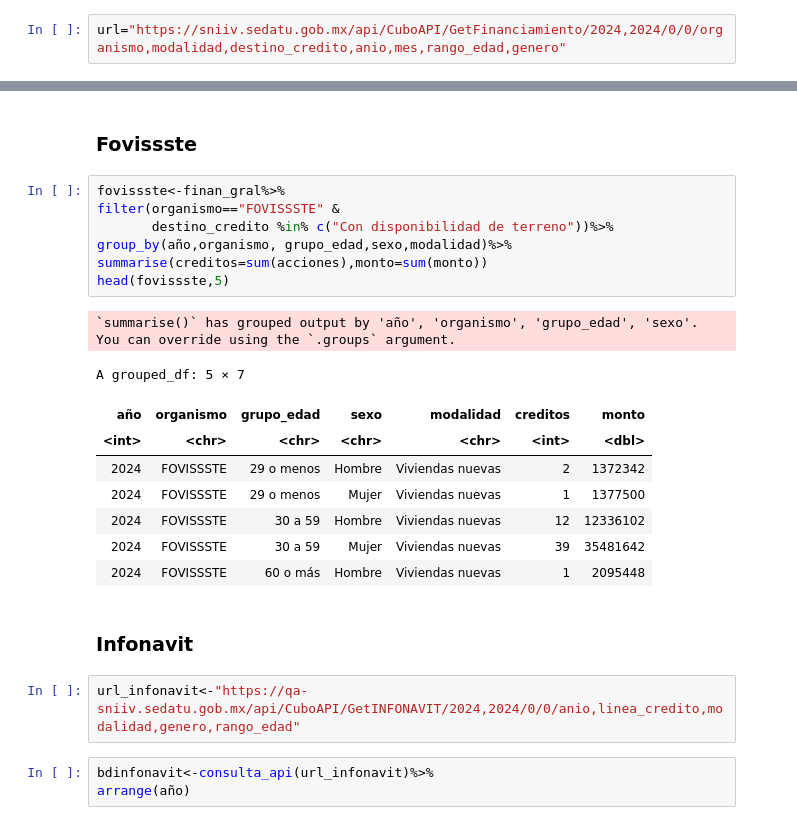
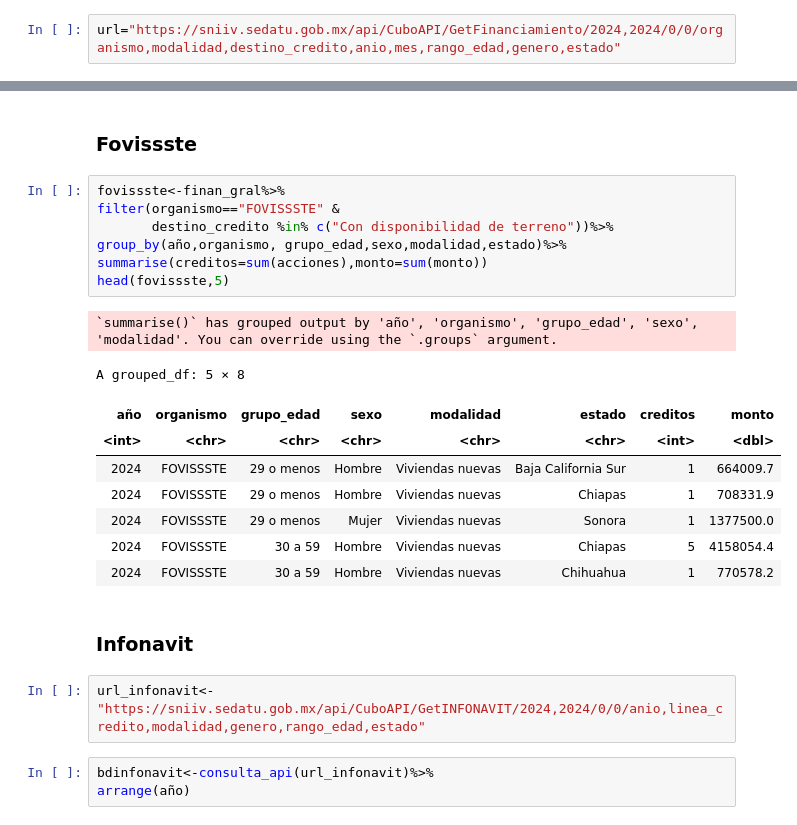
Before and after one commit to coordanalisis-sedatu/indicadores, a Jupyter notebook: fin_autoproduccion.ipynb, the cells around one changed output, grey strips where cells are left out. Cells and saved outputs as stored; diff of their text form.

```diff
--- a/fin_autoproduccion.ipynb
+++ b/fin_autoproduccion.ipynb
@@ -20,7 +22,7 @@ consulta_api<-function(url){
 
 ### SHF
 # %%
-url="https://sniiv.sedatu.gob.mx/api/CuboAPI/GetFinanciamiento/2024,2024/0/0/organismo,modalidad,destino_credito,anio,mes,rango_edad,genero"
+url="https://sniiv.sedatu.gob.mx/api/CuboAPI/GetFinanciamiento/2024,2024/0/0/organismo,modalidad,destino_credito,anio,mes,rango_edad,genero,estado"
 # %%
 finan_gral<-consulta_api(url)%>%
 arrange(año)
@@ -57,25 +62,25 @@ A grouped_df: 3 × 7
 # %%
 fovissste<-finan_gral%>%
 filter(organismo=="FOVISSSTE" &
        destino_credito %in% c("Con disponibilidad de terreno"))%>%
-group_by(año,organismo, grupo_edad,sexo,modalidad)%>%
+group_by(año,organismo, grupo_edad,sexo,modalidad,estado)%>%
 summarise(creditos=sum(acciones),monto=sum(monto))
 head(fovissste,5)
 # %% [output]
-`summarise()` has grouped output by 'año', 'organismo', 'grupo_edad', 'sexo'.
-You can override using the `.groups` argument.
+`summarise()` has grouped output by 'año', 'organismo', 'grupo_edad', 'sexo',
+'modalidad'. You can override using the `.groups` argument.
-A grouped_df: 5 × 7
+A grouped_df: 5 × 8
-| año | organismo | grupo_edad | sexo | modalidad | creditos | monto |
-| <int> | <chr> | <chr> | <chr> | <chr> | <int> | <dbl> |
-| 2024 | FOVISSSTE | 29 o menos | Hombre | Viviendas nuevas | 2 | 1372342 |
-| 2024 | FOVISSSTE | 29 o menos | Mujer | Viviendas nuevas | 1 | 1377500 |
-| 2024 | FOVISSSTE | 30 a 59 | Hombre | Viviendas nuevas | 12 | 12336102 |
-| 2024 | FOVISSSTE | 30 a 59 | Mujer | Viviendas nuevas | 39 | 35481642 |
-| 2024 | FOVISSSTE | 60 o más | Hombre | Viviendas nuevas | 1 | 2095448 |
+| año | organismo | grupo_edad | sexo | modalidad | estado | creditos | monto |
+| <int> | <chr> | <chr> | <chr> | <chr> | <chr> | <int> | <dbl> |
+| 2024 | FOVISSSTE | 29 o menos | Hombre | Viviendas nuevas | Baja California Sur | 1 | 664009.7 |
+| 2024 | FOVISSSTE | 29 o menos | Hombre | Viviendas nuevas | Chiapas | 1 | 708331.9 |
+| 2024 | FOVISSSTE | 29 o menos | Mujer | Viviendas nuevas | Sonora | 1 | 1377500.0 |
+| 2024 | FOVISSSTE | 30 a 59 | Hombre | Viviendas nuevas | Chiapas | 5 | 4158054.4 |
+| 2024 | FOVISSSTE | 30 a 59 | Hombre | Viviendas nuevas | Chihuahua | 1 | 770578.2 |
 # %% [markdown]
 ### Infonavit
 # %%
-url_infonavit<-"https://qa-sniiv.sedatu.gob.mx/api/CuboAPI/GetINFONAVIT/2024,2024/0/0/anio,linea_credito,modalidad,genero,rango_edad"
+url_infonavit<-"https://sniiv.sedatu.gob.mx/api/CuboAPI/GetINFONAVIT/2024,2024/0/0/anio,linea_credito,modalidad,genero,rango_edad,estado"
 # %%
 bdinfonavit<-consulta_api(url_infonavit)%>%
 arrange(año)
```
Also changed, not shown: parts of 13 cells of this notebook.
